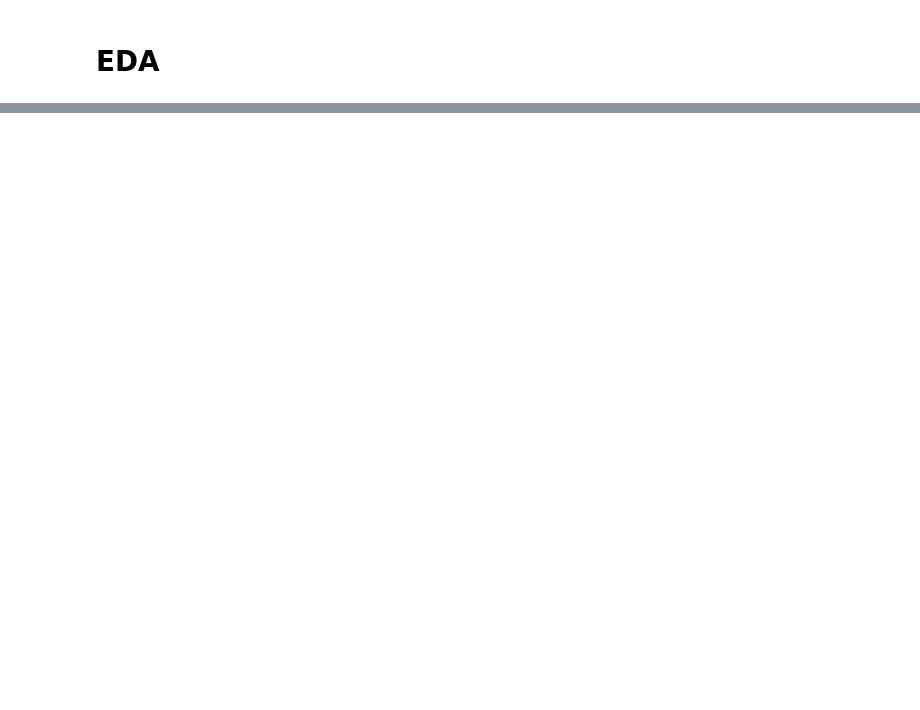
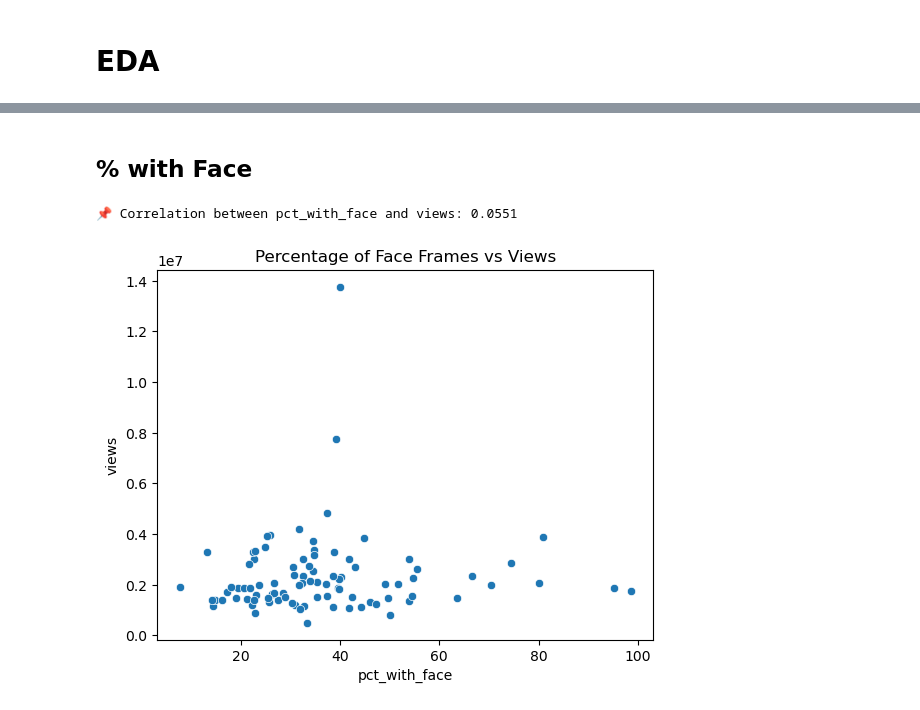
Before and after one commit to fabianstrue/MLiAS_YouTubeSentiment, a Jupyter notebook: SingleChannelModelling.ipynb, the cells around one changed output, grey strips where cells are left out. Saved outputs shown, nothing was run; the diff lists cells and outputs as text; code cells hidden in the pictures; blank space fills up the shorter version.

```diff
--- a/SingleChannelModelling.ipynb
+++ b/SingleChannelModelling.ipynb
@@ -381,0 +488,11 @@ plt.show()
+# %% [markdown]
+## % with Face
+# %%
+print(f"\n📌 Correlation between pct_with_face and views: {combined_df['pct_with_face'].corr(combined_df['views']):.4f}")
+
+sns.scatterplot(data=combined_df, x="pct_with_face", y="views")
+plt.title("Percentage of Face Frames vs Views")
+plt.show()
+# %% [output]
+📌 Correlation between pct_with_face and views: 0.0551
+[figure, added]
```
Also changed, not shown: parts of 18 cells of this notebook.
